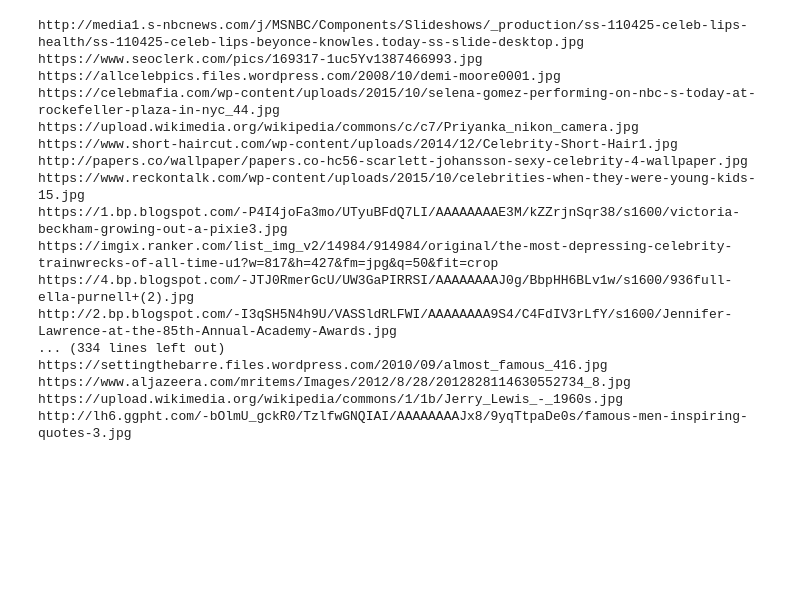
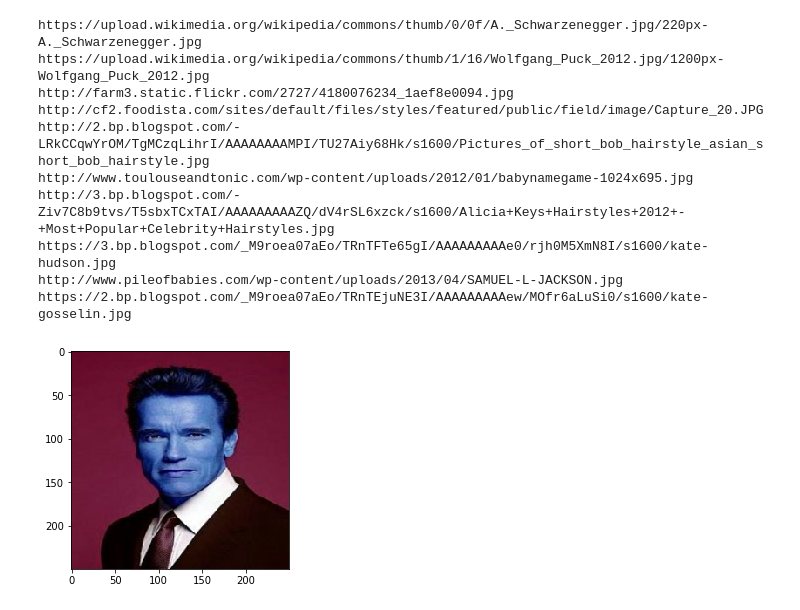
Before and after one commit to BenGriffith/data-science, a Jupyter notebook: capstone/final/generative-adversarial-network.ipynb, the cells around one changed output. Drawn from its saved outputs; the diff is of its cells as text; code cells hidden in the pictures; blank space fills up the shorter version.

Commit message:
Updates to scraper and start image preprocessing

```diff
--- a/capstone/final/generative-adversarial-network.ipynb
+++ b/capstone/final/generative-adversarial-network.ipynb
@@ -183,24 +146,17 @@ len(image_links)
 # %%
-for image_link in image_links:
+for image_link in image_links[:10]:
     print(image_link)
 # %% [output]
-http://media1.s-nbcnews.com/j/MSNBC/Components/Slideshows/_production/ss-110425-celeb-lips-health/ss-110425-celeb-lips-beyonce-knowles.today-ss-slide-desktop.jpg
-https://www.seoclerk.com/pics/169317-1uc5Yv1387466993.jpg
-https://allcelebpics.files.wordpress.com/2008/10/demi-moore0001.jpg
-https://celebmafia.com/wp-content/uploads/2015/10/selena-gomez-performing-on-nbc-s-today-at-rockefeller-plaza-in-nyc_44.jpg
-https://upload.wikimedia.org/wikipedia/commons/c/c7/Priyanka_nikon_camera.jpg
-https://www.short-haircut.com/wp-content/uploads/2014/12/Celebrity-Short-Hair1.jpg
-http://papers.co/wallpaper/papers.co-hc56-scarlett-johansson-sexy-celebrity-4-wallpaper.jpg
-https://www.reckontalk.com/wp-content/uploads/2015/10/celebrities-when-they-were-young-kids-15.jpg
-https://1.bp.blogspot.com/-P4I4joFa3mo/UTyuBFdQ7LI/AAAAAAAAE3M/kZZrjnSqr38/s1600/victoria-beckham-growing-out-a-pixie3.jpg
-https://imgix.ranker.com/list_img_v2/14984/914984/original/the-most-depressing-celebrity-trainwrecks-of-all-time-u1?w=817&h=427&fm=jpg&q=50&fit=crop
-https://4.bp.blogspot.com/-JTJ0RmerGcU/UW3GaPIRRSI/AAAAAAAAJ0g/BbpHH6BLv1w/s1600/936full-ella-purnell+(2).jpg
-http://2.bp.blogspot.com/-I3qSH5N4h9U/VASSldRLFWI/AAAAAAAA9S4/C4FdIV3rLfY/s1600/Jennifer-Lawrence-at-the-85th-Annual-Academy-Awards.jpg
-... (334 lines left out)
-https://settingthebarre.files.wordpress.com/2010/09/almost_famous_416.jpg
-https://www.aljazeera.com/mritems/Images/2012/8/28/2012828114630552734_8.jpg
-https://upload.wikimedia.org/wikipedia/commons/1/1b/Jerry_Lewis_-_1960s.jpg
-http://lh6.ggpht.com/-bOlmU_gckR0/TzlfwGNQIAI/AAAAAAAAJx8/9yqTtpaDe0s/famous-men-inspiring-quotes-3.jpg
+https://upload.wikimedia.org/wikipedia/commons/thumb/0/0f/A._Schwarzenegger.jpg/220px-A._Schwarzenegger.jpg
+https://upload.wikimedia.org/wikipedia/commons/thumb/1/16/Wolfgang_Puck_2012.jpg/1200px-Wolfgang_Puck_2012.jpg
+http://farm3.static.flickr.com/2727/4180076234_1aef8e0094.jpg
+http://cf2.foodista.com/sites/default/files/styles/featured/public/field/image/Capture_20.JPG
+http://2.bp.blogspot.com/-LRkCCqwYrOM/TgMCzqLihrI/AAAAAAAAMPI/TU27Aiy68Hk/s1600/Pictures_of_short_bob_hairstyle_asian_short_bob_hairstyle.jpg
+http://www.toulouseandtonic.com/wp-content/uploads/2012/01/babynamegame-1024x695.jpg
+http://3.bp.blogspot.com/-Ziv7C8b9tvs/T5sbxTCxTAI/AAAAAAAAAZQ/dV4rSL6xzck/s1600/Alicia+Keys+Hairstyles+2012+-+Most+Popular+Celebrity+Hairstyles.jpg
+https://3.bp.blogspot.com/_M9roea07aEo/TRnTFTe65gI/AAAAAAAAAe0/rjh0M5XmN8I/s1600/kate-hudson.jpg
+http://www.pileofbabies.com/wp-content/uploads/2013/04/SAMUEL-L-JACKSON.jpg
+https://2.bp.blogspot.com/_M9roea07aEo/TRnTEjuNE3I/AAAAAAAAAew/MOfr6aLuSi0/s1600/kate-gosselin.jpg
 # %%
 # Header to accompany get request
 headers = {'user-agent': 'scraper - school project (bengriffith@outlook.com)'}
@@ -214,3 +170,13 @@ for image_link in image_links:
         response = requests.get(image_link, headers=headers)
         f.write(response.content)
     image_counter += 1
+# %%
+image_data = []
+
+for filename in os.listdir('images/')[1:2]:
+    image = cv2.imread('images/' + filename)
+    image = cv2.resize(image, (250, 250))
+    plt.imshow(image)
+#    image_data.append(image)
+# %% [output]
+[figure, added]
```
Also changed, not shown: parts of 9 cells of this notebook.
